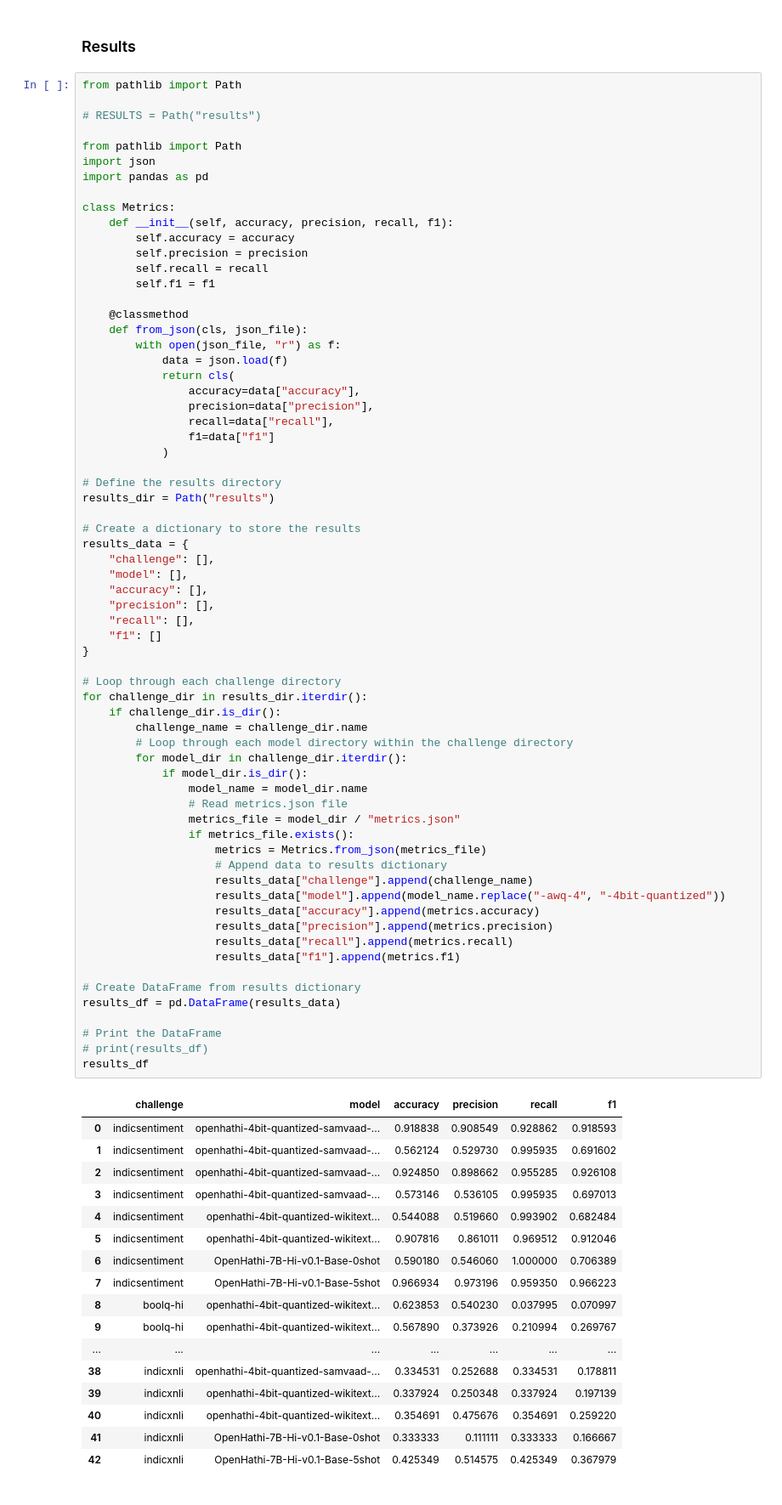
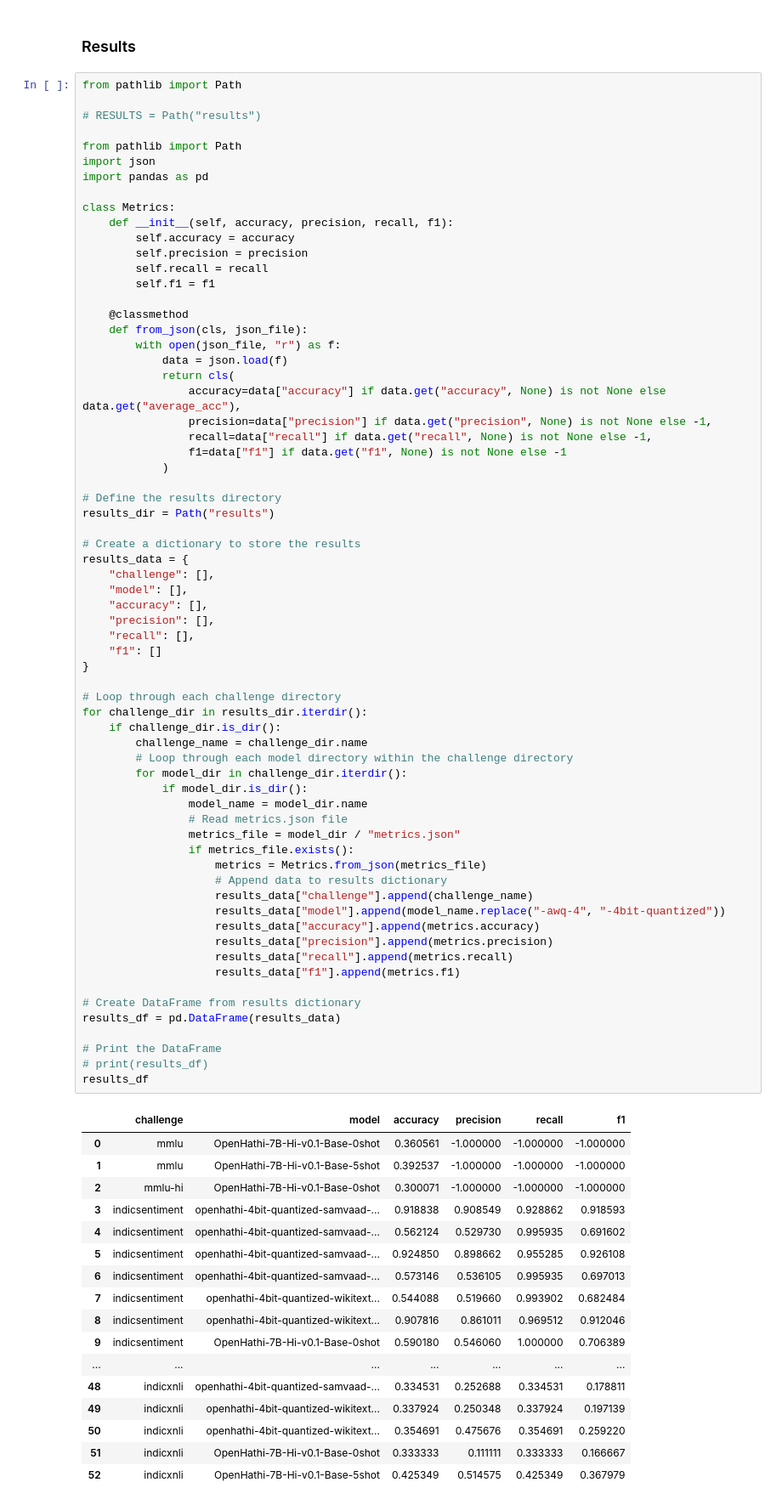
Before and after one commit to shwu-nyunai/prayog, a Jupyter notebook: experiments.ipynb, the cells around one changed output. Shown at 85% size. Drawn from its saved outputs; the diff is of its cells as text.

```diff
--- a/experiments.ipynb
+++ b/experiments.ipynb
@@ -197,10 +197,10 @@ class Metrics:
         with open(json_file, "r") as f:
             data = json.load(f)
             return cls(
-                accuracy=data["accuracy"],
-                precision=data["precision"],
-                recall=data["recall"],
-                f1=data["f1"]
+                accuracy=data["accuracy"] if data.get("accuracy", None) is not None else data.get("average_acc"),
+                precision=data["precision"] if data.get("precision", None) is not None else -1,
+                recall=data["recall"] if data.get("recall", None) is not None else -1,
+                f1=data["f1"] if data.get("f1", None) is not None else -1
             )
 
 # Define the results directory
@@ -217,49 +217,49 @@ results_data = {
 }
 
 # Loop through each challenge directory
 for challenge_dir in results_dir.iterdir():
     if challenge_dir.is_dir():
         challenge_name = challenge_dir.name
         # Loop through each model directory within the challenge directory
         for model_dir in challenge_dir.iterdir():
             if model_dir.is_dir():
                 model_name = model_dir.name
                 # Read metrics.json file
                 metrics_file = model_dir / "metrics.json"
                 if metrics_file.exists():
                     metrics = Metrics.from_json(metrics_file)
                     # Append data to results dictionary
                     results_data["challenge"].append(challenge_name)
                     results_data["model"].append(model_name.replace("-awq-4", "-4bit-quantized"))
                     results_data["accuracy"].append(metrics.accuracy)
                     results_data["precision"].append(metrics.precision)
                     results_data["recall"].append(metrics.recall)
                     results_data["f1"].append(metrics.f1)
 
 # Create DataFrame from results dictionary
 results_df = pd.DataFrame(results_data)
 
 # Print the DataFrame
 # print(results_df)
 results_df
 # %% [output]
 |  | challenge | model | accuracy | precision | recall | f1 |
-| 0 | indicsentiment | openhathi-4bit-quantized-samvaad-... | 0.918838 | 0.908549 | 0.928862 | 0.918593 |
-| 1 | indicsentiment | openhathi-4bit-quantized-samvaad-... | 0.562124 | 0.529730 | 0.995935 | 0.691602 |
-| 2 | indicsentiment | openhathi-4bit-quantized-samvaad-... | 0.924850 | 0.898662 | 0.955285 | 0.926108 |
-| 3 | indicsentiment | openhathi-4bit-quantized-samvaad-... | 0.573146 | 0.536105 | 0.995935 | 0.697013 |
-| 4 | indicsentiment | openhathi-4bit-quantized-wikitext... | 0.544088 | 0.519660 | 0.993902 | 0.682484 |
-| 5 | indicsentiment | openhathi-4bit-quantized-wikitext... | 0.907816 | 0.861011 | 0.969512 | 0.912046 |
-| 6 | indicsentiment | OpenHathi-7B-Hi-v0.1-Base-0shot | 0.590180 | 0.546060 | 1.000000 | 0.706389 |
-| 7 | indicsentiment | OpenHathi-7B-Hi-v0.1-Base-5shot | 0.966934 | 0.973196 | 0.959350 | 0.966223 |
-| 8 | boolq-hi | openhathi-4bit-quantized-wikitext... | 0.623853 | 0.540230 | 0.037995 | 0.070997 |
-| 9 | boolq-hi | openhathi-4bit-quantized-wikitext... | 0.567890 | 0.373926 | 0.210994 | 0.269767 |
+| 0 | mmlu | OpenHathi-7B-Hi-v0.1-Base-0shot | 0.360561 | -1.000000 | -1.000000 | -1.000000 |
+| 1 | mmlu | OpenHathi-7B-Hi-v0.1-Base-5shot | 0.392537 | -1.000000 | -1.000000 | -1.000000 |
+| 2 | mmlu-hi | OpenHathi-7B-Hi-v0.1-Base-0shot | 0.300071 | -1.000000 | -1.000000 | -1.000000 |
+| 3 | indicsentiment | openhathi-4bit-quantized-samvaad-... | 0.918838 | 0.908549 | 0.928862 | 0.918593 |
+| 4 | indicsentiment | openhathi-4bit-quantized-samvaad-... | 0.562124 | 0.529730 | 0.995935 | 0.691602 |
+| 5 | indicsentiment | openhathi-4bit-quantized-samvaad-... | 0.924850 | 0.898662 | 0.955285 | 0.926108 |
+| 6 | indicsentiment | openhathi-4bit-quantized-samvaad-... | 0.573146 | 0.536105 | 0.995935 | 0.697013 |
+| 7 | indicsentiment | openhathi-4bit-quantized-wikitext... | 0.544088 | 0.519660 | 0.993902 | 0.682484 |
+| 8 | indicsentiment | openhathi-4bit-quantized-wikitext... | 0.907816 | 0.861011 | 0.969512 | 0.912046 |
+| 9 | indicsentiment | OpenHathi-7B-Hi-v0.1-Base-0shot | 0.590180 | 0.546060 | 1.000000 | 0.706389 |
 | ... | ... | ... | ... | ... | ... | ... |
-| 38 | indicxnli | openhathi-4bit-quantized-samvaad-... | 0.334531 | 0.252688 | 0.334531 | 0.178811 |
-| 39 | indicxnli | openhathi-4bit-quantized-wikitext... | 0.337924 | 0.250348 | 0.337924 | 0.197139 |
-| 40 | indicxnli | openhathi-4bit-quantized-wikitext... | 0.354691 | 0.475676 | 0.354691 | 0.259220 |
-| 41 | indicxnli | OpenHathi-7B-Hi-v0.1-Base-0shot | 0.333333 | 0.111111 | 0.333333 | 0.166667 |
-| 42 | indicxnli | OpenHathi-7B-Hi-v0.1-Base-5shot | 0.425349 | 0.514575 | 0.425349 | 0.367979 |
+| 48 | indicxnli | openhathi-4bit-quantized-samvaad-... | 0.334531 | 0.252688 | 0.334531 | 0.178811 |
+| 49 | indicxnli | openhathi-4bit-quantized-wikitext... | 0.337924 | 0.250348 | 0.337924 | 0.197139 |
+| 50 | indicxnli | openhathi-4bit-quantized-wikitext... | 0.354691 | 0.475676 | 0.354691 | 0.259220 |
+| 51 | indicxnli | OpenHathi-7B-Hi-v0.1-Base-0shot | 0.333333 | 0.111111 | 0.333333 | 0.166667 |
+| 52 | indicxnli | OpenHathi-7B-Hi-v0.1-Base-5shot | 0.425349 | 0.514575 | 0.425349 | 0.367979 |
 # %%
 # Grouping the DataFrame by challenge
 grouped_df = results_df.groupby("challenge")
```
Also changed, not shown: parts of 1 cell of this notebook.
